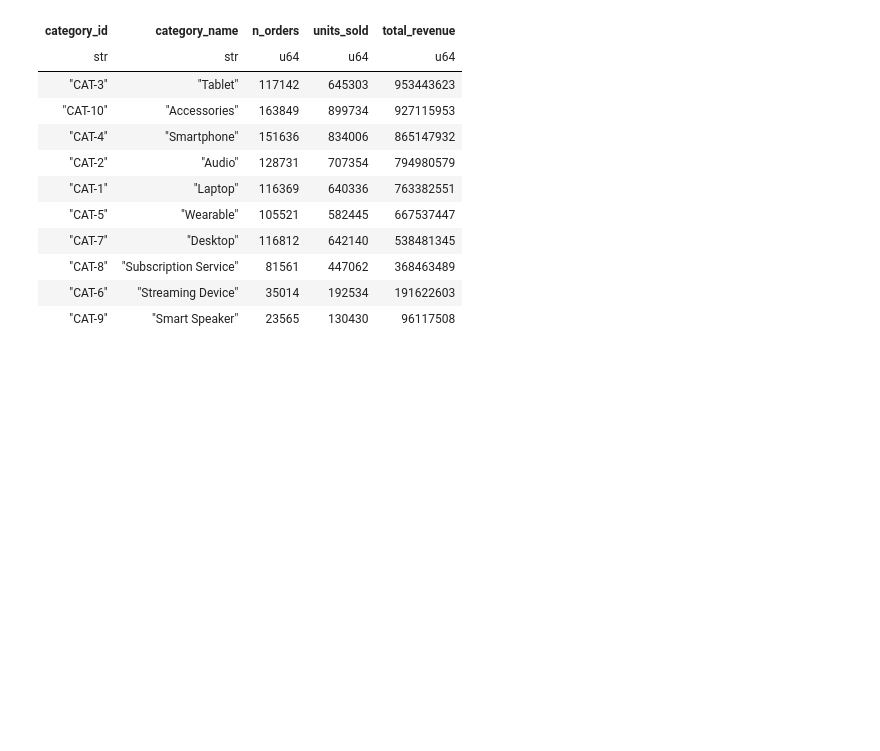
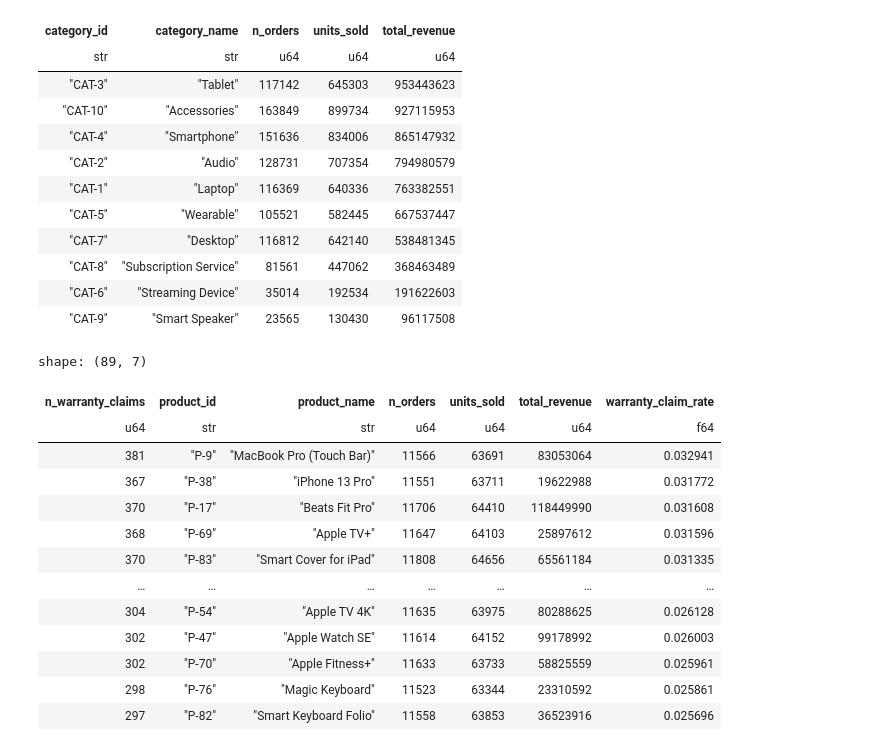
Before and after one commit to kauzarc/apple_retail_sales_dataset_analysis, a Jupyter notebook: apple_retail_eda_polars.ipynb, the cells around one changed output. Cells and saved outputs as stored; diff of their text form; code cells hidden in the pictures; blank space fills up the shorter version.

```diff
--- a/apple_retail_eda_polars.ipynb
+++ b/apple_retail_eda_polars.ipynb
@@ -173,3 +173,35 @@ shape: (10, 5)
 | "CAT-8" | "Subscription Service" | 81561 | 447062 | 368463489 |
 | "CAT-6" | "Streaming Device" | 35014 | 192534 | 191622603 |
 | "CAT-9" | "Smart Speaker" | 23565 | 130430 | 96117508 |
+# %%
+warranty_claim_rate = (
+    warranty
+    .join(sales, on='sale_id', how='left')
+    .group_by('product_id')
+    .agg(pl.len().alias('n_warranty_claims').cast(pl.UInt64))
+    .join(top_products.lazy(), on='product_id', how='right')
+    .with_columns(
+        pl.col('n_warranty_claims').fill_null(0)
+    )
+    .with_columns(
+        (pl.col('n_warranty_claims') / pl.col('n_orders')).alias('warranty_claim_rate')
+    )
+    .sort('warranty_claim_rate', descending=True)
+).collect()
+
+warranty_claim_rate
+# %% [output]
+shape: (89, 7)
+| n_warranty_claims | product_id | product_name | n_orders | units_sold | total_revenue | warranty_claim_rate |
+| u64 | str | str | u64 | u64 | u64 | f64 |
+| 381 | "P-9" | "MacBook Pro (Touch Bar)" | 11566 | 63691 | 83053064 | 0.032941 |
+| 367 | "P-38" | "iPhone 13 Pro" | 11551 | 63711 | 19622988 | 0.031772 |
+| 370 | "P-17" | "Beats Fit Pro" | 11706 | 64410 | 118449990 | 0.031608 |
+| 368 | "P-69" | "Apple TV+" | 11647 | 64103 | 25897612 | 0.031596 |
+| 370 | "P-83" | "Smart Cover for iPad" | 11808 | 64656 | 65561184 | 0.031335 |
+| … | … | … | … | … | … | … |
+| 304 | "P-54" | "Apple TV 4K" | 11635 | 63975 | 80288625 | 0.026128 |
+| 302 | "P-47" | "Apple Watch SE" | 11614 | 64152 | 99178992 | 0.026003 |
+| 302 | "P-70" | "Apple Fitness+" | 11633 | 63733 | 58825559 | 0.025961 |
+| 298 | "P-76" | "Magic Keyboard" | 11523 | 63344 | 23310592 | 0.025861 |
+| 297 | "P-82" | "Smart Keyboard Folio" | 11558 | 63853 | 36523916 | 0.025696 |
```
Also changed, not shown: parts of 2 cells of this notebook.
